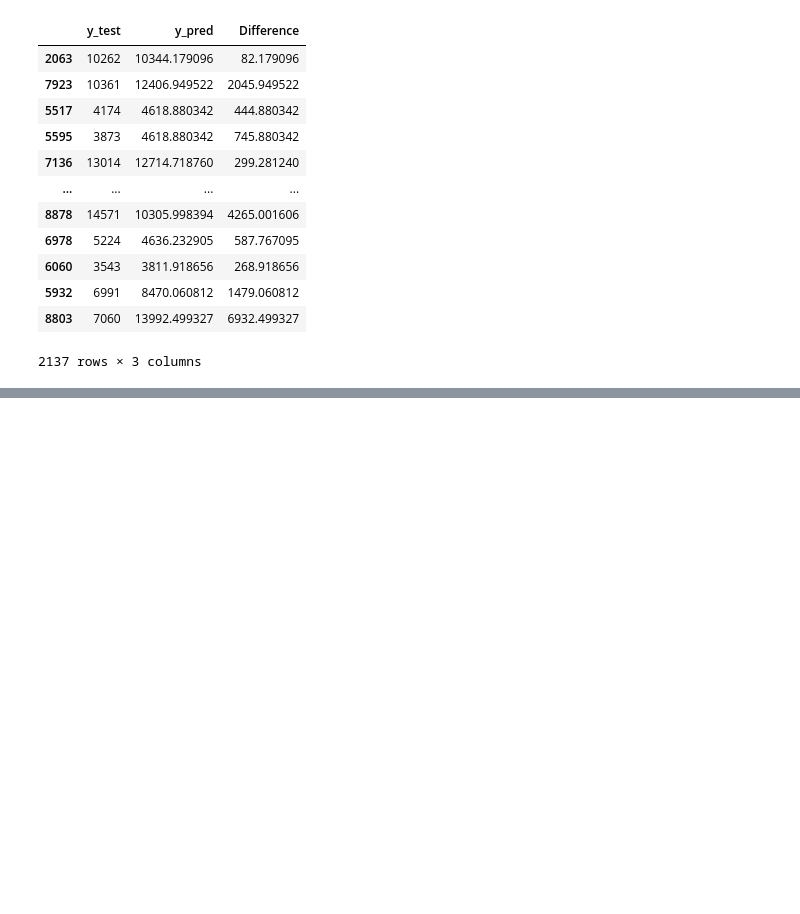
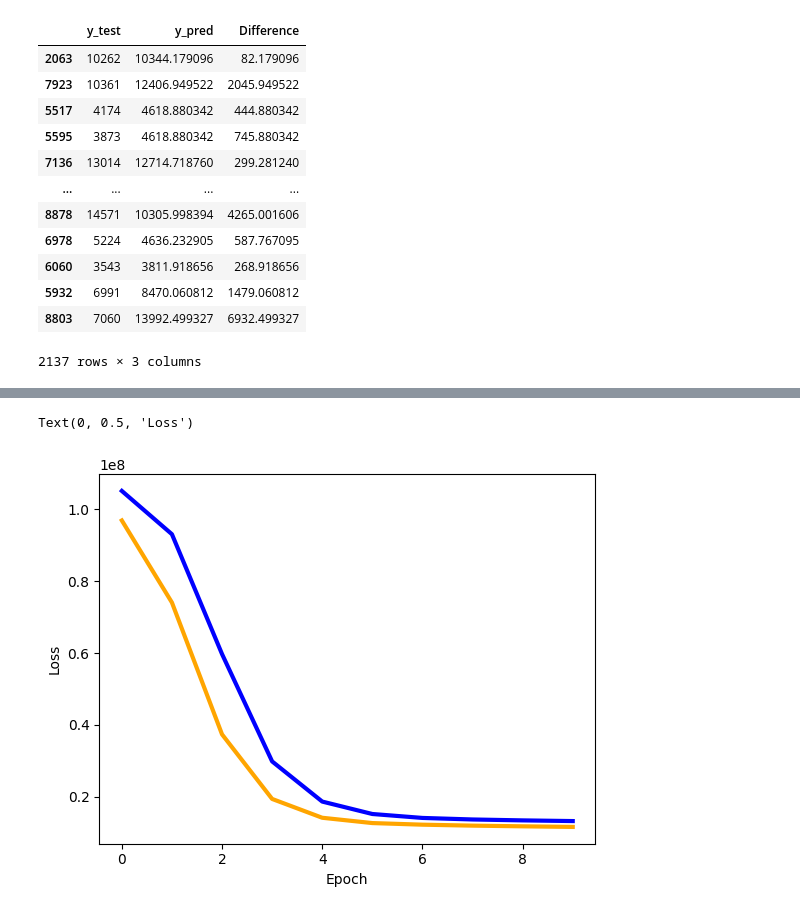
Before and after one commit to korneevec/TMS_DS, a Jupyter notebook: Lesson_18/Homework_flight.ipynb, the cells around one changed output, grey strips where cells are left out. Saved outputs shown, nothing was run; the diff lists cells and outputs as text; code cells hidden in the pictures; blank space fills up the shorter version.

```diff
--- a/Lesson_18/Homework_flight.ipynb
+++ b/Lesson_18/Homework_flight.ipynb
@@ -215,3 +215,26 @@ pd.DataFrame({'y_test': y_test,
 | 5932 | 6991 | 8470.060812 | 1479.060812 |
 | 8803 | 7060 | 13992.499327 | 6932.499327 |
 2137 rows × 3 columns
+# %%
+import tensorflow as tf
+from tensorflow.keras.models import Sequential
+from tensorflow.keras.layers import Dense
+from sklearn.metrics import mean_squared_error
+
+model = Sequential([
+    Dense(64, activation='relu', input_shape=(X_train_scaled.shape[1],)),
+    Dense(64, activation='relu'),
+    Dense(1)
+])
+
+model.compile(optimizer='adam', loss='mse')
+history = model.fit(X_train_scaled, y_train, epochs=10, batch_size=32, validation_data=(X_val_scaled, y_val))
+
+y_pred_tf = model.predict(X_test_scaled)
+y_pred_tf = y_pred_tf.flatten()
+
+mse_tf = mean_squared_error(y_test, y_pred_tf)
+
+rmse_tf = np.sqrt(mse_tf)
+
+print(f"Tensorflow rmse: {rmse_tf}")
@@ -217,0 +261,8 @@ pd.DataFrame({'y_test': y_test,
+# %%
+plt.plot(history.history['loss'], color = 'blue', linewidth = 3)
+plt.plot(history.history['val_loss'], color = 'orange', linewidth = 3)
+plt.xlabel('Epoch')
+plt.ylabel('Loss')
+# %% [output]
+Text(0, 0.5, 'Loss')
+[figure, added]
```
Also changed, not shown: parts of 3 cells of this notebook.
